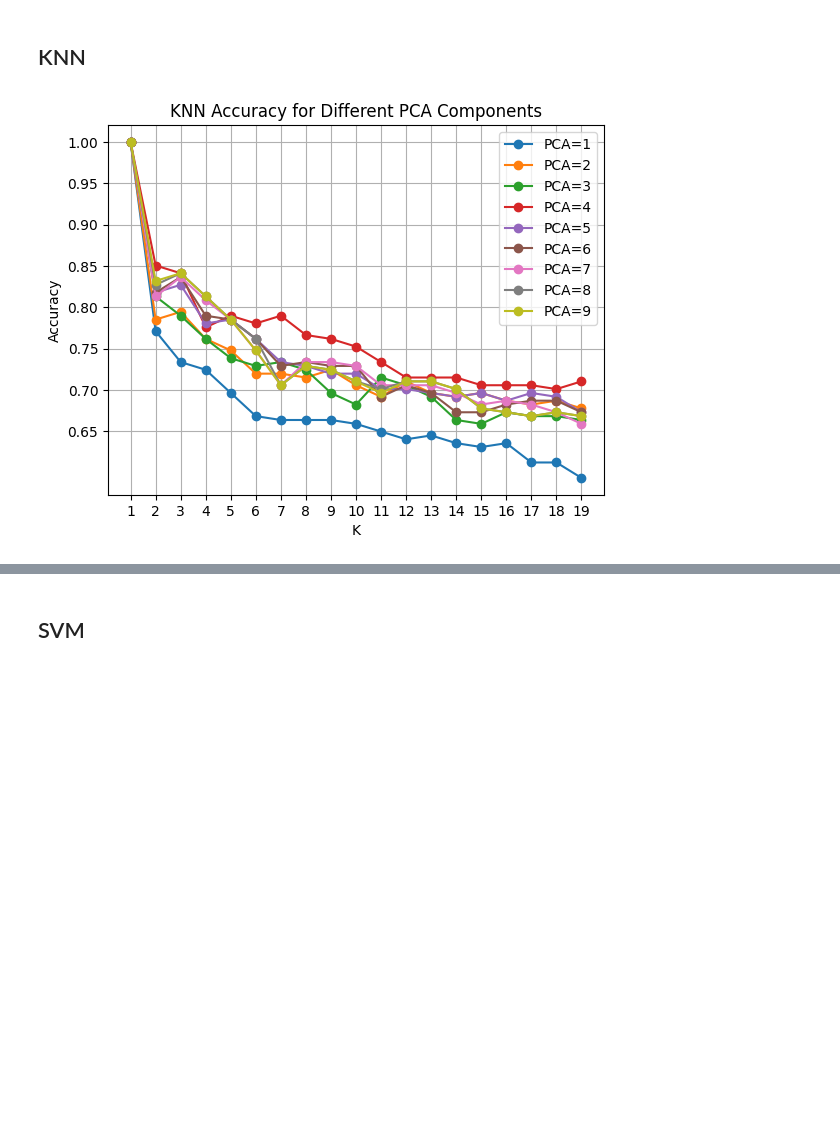
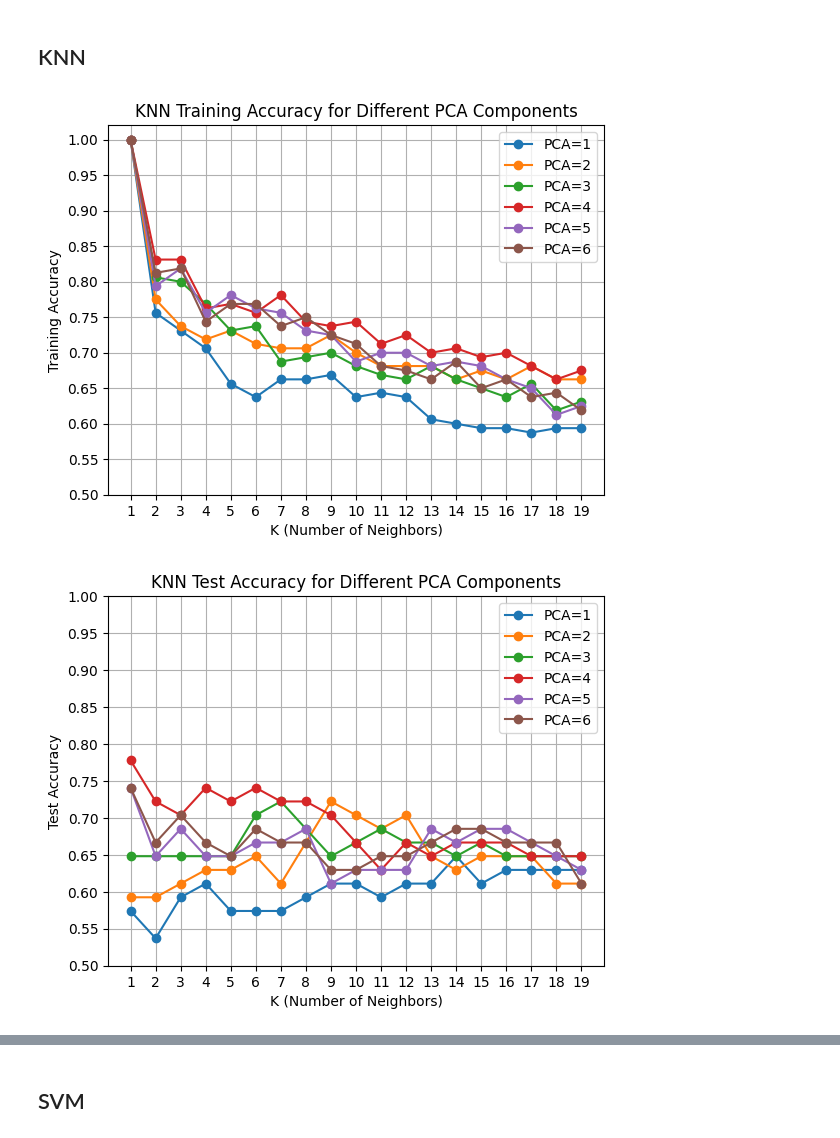
Before and after one commit to MxFrgsn/COMP2002_CW2, a Jupyter notebook: COMP2002.ipynb, the cells around one changed output, grey strips where cells are left out. Saved outputs shown, nothing was run; the diff lists cells and outputs as text; code cells hidden in the pictures; blank space fills up the shorter version.

Commit message:
split knn into train and test, investigated found best amount of neighbours and pca (ithink)

```diff
--- a/COMP2002.ipynb
+++ b/COMP2002.ipynb
@@ -53,26 +53,54 @@ plt.savefig ("glass_PCA.pdf", bbox_inches ="tight")
 # %% [markdown]
 ## KNN
 # %%
+
 k_range = range(1, 20)
-pca_range = range(1, 10)
+pca_range = range(1, 7)
+
 plt.figure()
 for p in pca_range:
-    scores = []
+    train_scores = []
     compressed = PCA(n_components=p).fit_transform(scaled_inputs)
+    x_train, x_test, t_train, t_test = train_test_split(compressed, targets, random_state=42)
     for k in k_range:
-        knn = KNeighborsClassifier(n_neighbors=k)
-        knn.fit(compressed, targets)
-        scores.append(knn.score(compressed, targets))
-    plt.plot(k_range, scores, marker='o', linestyle='-', label=f'PCA={p}')
+        k_classifier = KNeighborsClassifier(n_neighbors=k)
+        k_classifier.fit(x_train, t_train)
+        train_accuracy = k_classifier.score(x_train, t_train)
+        train_scores.append(train_accuracy)
+    plt.plot(k_range, train_scores, marker='o', linestyle='-', label=f'PCA={p}')
 
-plt.xlabel("K")
-plt.ylabel("Accuracy")
-plt.title("KNN Accuracy for Different PCA Components")
+plt.xlabel("K (Number of Neighbors)")
+plt.ylabel("Training Accuracy")
+plt.title("KNN Training Accuracy for Different PCA Components")
 plt.xticks(k_range)
-plt.yticks((np.linspace(0.65, 1, 8)))
+plt.yticks(np.linspace(0.5, 1, 11))
 plt.grid(True)
 plt.legend()
-plt.savefig("knn_neighbours.png", bbox_inches="tight")
+plt.savefig("knn_training_accuracy.png", bbox_inches="tight")
 plt.show()
+
+
+plt.figure()
+for p in pca_range:
+    test_scores =[]
+    compressed = PCA(n_components=p).fit_transform(scaled_inputs)
+    x_train, x_test, t_train, t_test = train_test_split(compressed, targets, random_state=42)
+    for k in k_range:
+        k_classifier = KNeighborsClassifier(n_neighbors=k)
+        k_classifier.fit(x_train, t_train)
+        test_accuracy = k_classifier.score(x_test, t_test)
+        test_scores.append(test_accuracy)
+    plt.plot(k_range, test_scores, marker='o', linestyle='-', label=f'PCA={p}')
+
+plt.xlabel("K (Number of Neighbors)")
+plt.ylabel("Test Accuracy")
+plt.title("KNN Test Accuracy for Different PCA Components")
+plt.xticks(k_range)
+plt.yticks(np.linspace(0.5, 1, 11))
+plt.grid(True)
+plt.legend()
+plt.savefig("knn_test_accuracy.png", bbox_inches="tight")
+plt.show()
 # %% [output]
-[figure, old version]
+[figure, new version]
+[figure, added]
```
Also changed, not shown: parts of 4 cells of this notebook, 8 other files.
